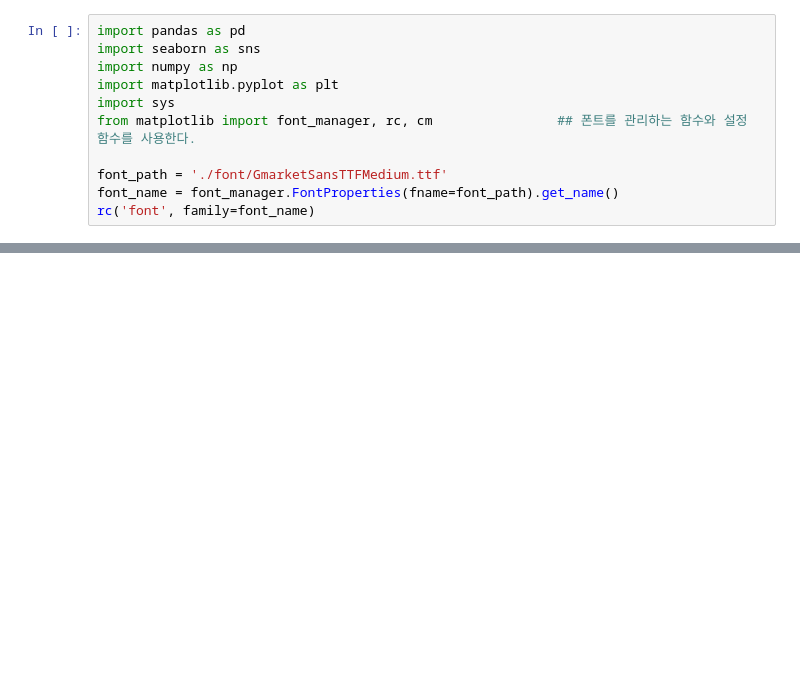
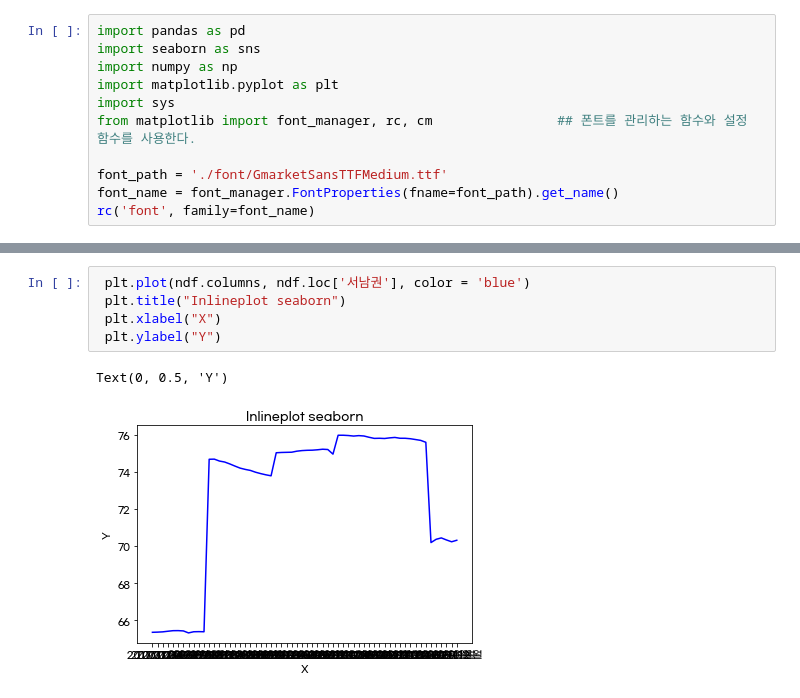
Before and after one commit to Minah-Seong/Project_Can, a Jupyter notebook: 세대수.ipynb, the cells around one changed output, grey strips where cells are left out. Saved outputs shown, nothing was run; the diff lists cells and outputs as text; blank space fills up the shorter version.

```diff
--- a/세대수.ipynb
+++ b/세대수.ipynb
@@ -32,0 +46,8 @@ data
+# %%
+ plt.plot(ndf.columns, ndf.loc['서남권'], color = 'blue')
+ plt.title("Inlineplot seaborn")
+ plt.xlabel("X")
+ plt.ylabel("Y")
+# %% [output]
+Text(0, 0.5, 'Y')
+[figure, added]
```
Also changed, not shown: parts of 2 cells of this notebook, 22 other files.
